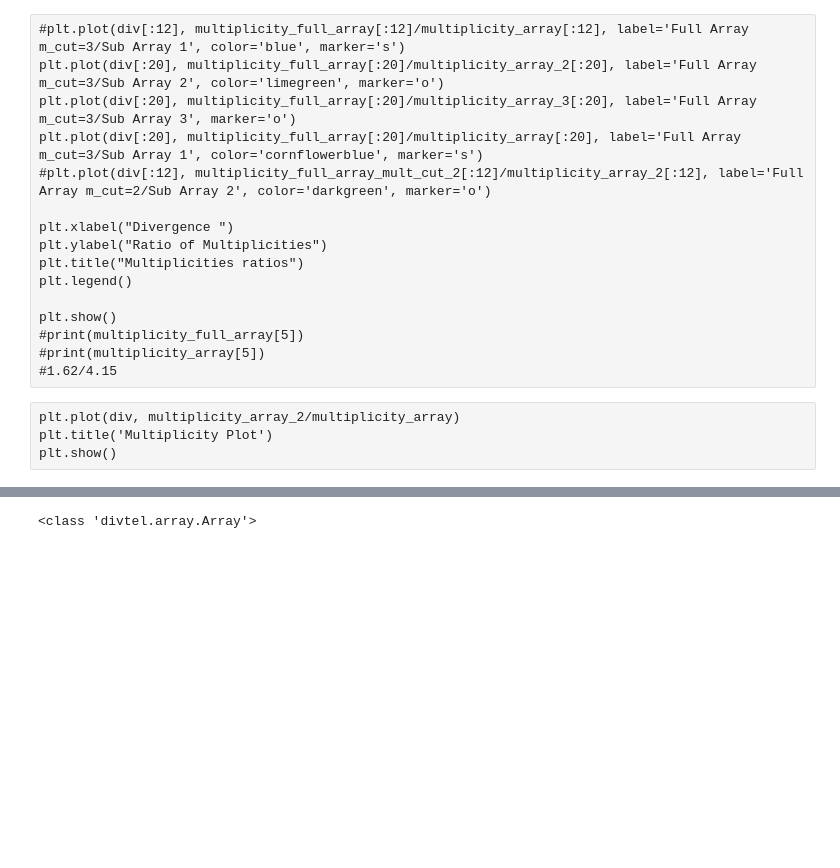
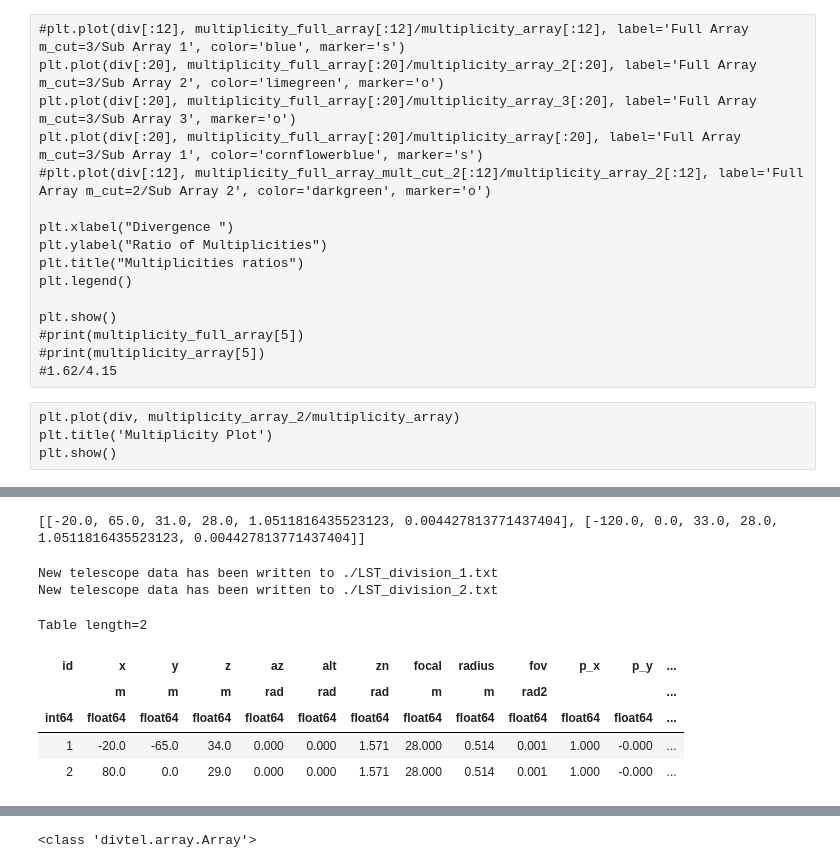
Before and after one commit to SamantaMorales/divtel, a Jupyter notebook: SSTs.ipynb, the cells around one changed output, grey strips where cells are left out. Saved outputs shown, nothing was run; the diff lists cells and outputs as text; code cells hidden in the pictures; blank space fills up the shorter version.

```diff
--- a/SSTs.ipynb
+++ b/SSTs.ipynb
@@ -845,0 +874,60 @@ plt.show()
+# %%
+table_LST_new_2 = []
+table_LST= array_LST.table
+# Append the columns for LST so I know what to get or expect
+table_LST_new_2.append(table_LST['x'])
+table_LST_new_2.append(table_LST['y'])
+table_LST_new_2.append(table_LST['z'])
+table_LST_new_2.append(table_LST['focal'])
+table_LST_new_2.append(table_LST['radius'])
+table_LST_new_2.append(table_LST['fov'])
+
+# Initialize sub_config and other variables
+sub_config_2= []
+telescopes = [3, 4]  # Telescope indices
+# Loop through the telescopes so I can write them in a file
+for tel in telescopes:
+    # Adjust for 1-based indexing in telescopes to 0-based indexing in Python
+    sub_config_2.append([col[tel - 1] for col in table_LST_new_2])
+
+
+# Print the result for verification
+print(sub_config_2)
+# %% [output]
+[[-20.0, 65.0, 31.0, 28.0, 1.0511816435523123, 0.004427813771437404], [-120.0, 0.0, 33.0, 28.0, 1.0511816435523123, 0.004427813771437404]]
+# %%
+# Define the file path where you want to save the output
+output_file_path_3 = './LST_division_1.txt'
+
+# Open the file in write mode
+with open(output_file_path_3, 'w') as file:
+
+    # Write a header
+    #file.write("Group ID, X_Center, Y_Center, Z_Center, Focal Length, FOV\n")
+
+    # Loop through all new telescopes (grouped telescopes)
+   for telescope in sub_config:
+        # Assuming each telescope in sub_config is a list like [x_center, y_center, z_center, focal_length, fov]
+        values = ' '.join(map(str, telescope))  # Convert all elements to string
+        file.write(f"{values}\n")  # Write each row of telescope data
+
+print(f"New telescope data has been written to {output_file_path_3}")
+# Define the file path where you want to save the output
+output_file_path_4 = './LST_division_2.txt'
+
+# Open the file in write mode
+with open(output_file_path_4, 'w') as file:
+
+    # Write a header
+    #file.write("Group ID, X_Center, Y_Center, Z_Center, Focal Length, FOV\n")
+
+    # Loop through all new telescopes (grouped telescopes)
+   for telescope in sub_config_2:
+        # Assuming each telescope in sub_config is a list like [x_center, y_center, z_center, focal_length, fov]
+        values = ' '.join(map(str, telescope))  # Convert all elements to string
+        file.write(f"{values}\n")  # Write each row of telescope data
+
+print(f"New telescope data has been written to {output_file_path_4}")
+# %% [output]
+New telescope data has been written to ./LST_division_1.txt
+New telescope data has been written to ./LST_division_2.txt
@@ -845,0 +937,9 @@ plt.show()
+# %%
+array_division_1.table
+# %% [output]
+Table length=2
+| id | x | y | z | az | alt | zn | focal | radius | fov | p_x | p_y | ... |
+|  | m | m | m | rad | rad | rad | m | m | rad2 |  |  | ... |
+| int64 | float64 | float64 | float64 | float64 | float64 | float64 | float64 | float64 | float64 | float64 | float64 | ... |
+| 1 | -20.0 | -65.0 | 34.0 | 0.000 | 0.000 | 1.571 | 28.000 | 0.514 | 0.001 | 1.000 | -0.000 | ... |
+| 2 | 80.0 | 0.0 | 29.0 | 0.000 | 0.000 | 1.571 | 28.000 | 0.514 | 0.001 | 1.000 | -0.000 | ... |
```
Also changed, not shown: parts of 22 cells of this notebook, 7 other files.
